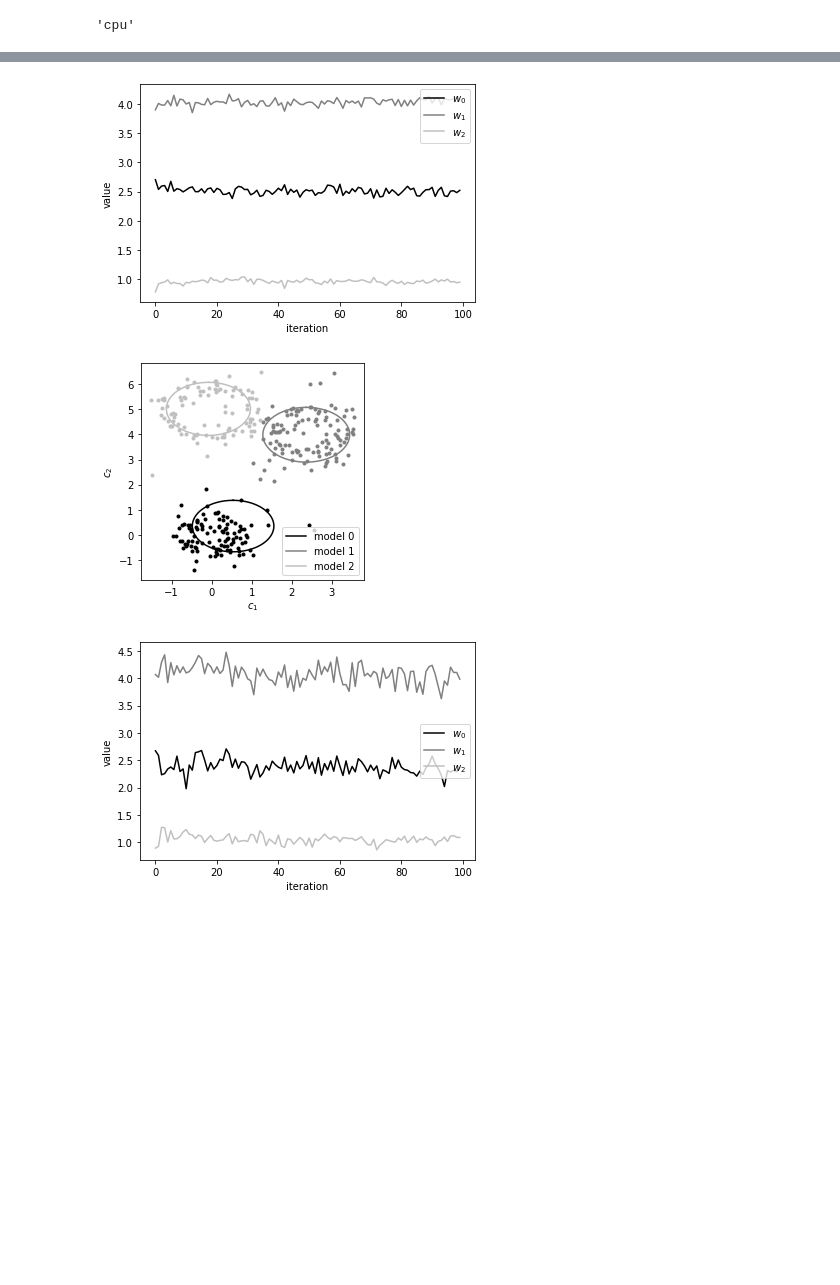
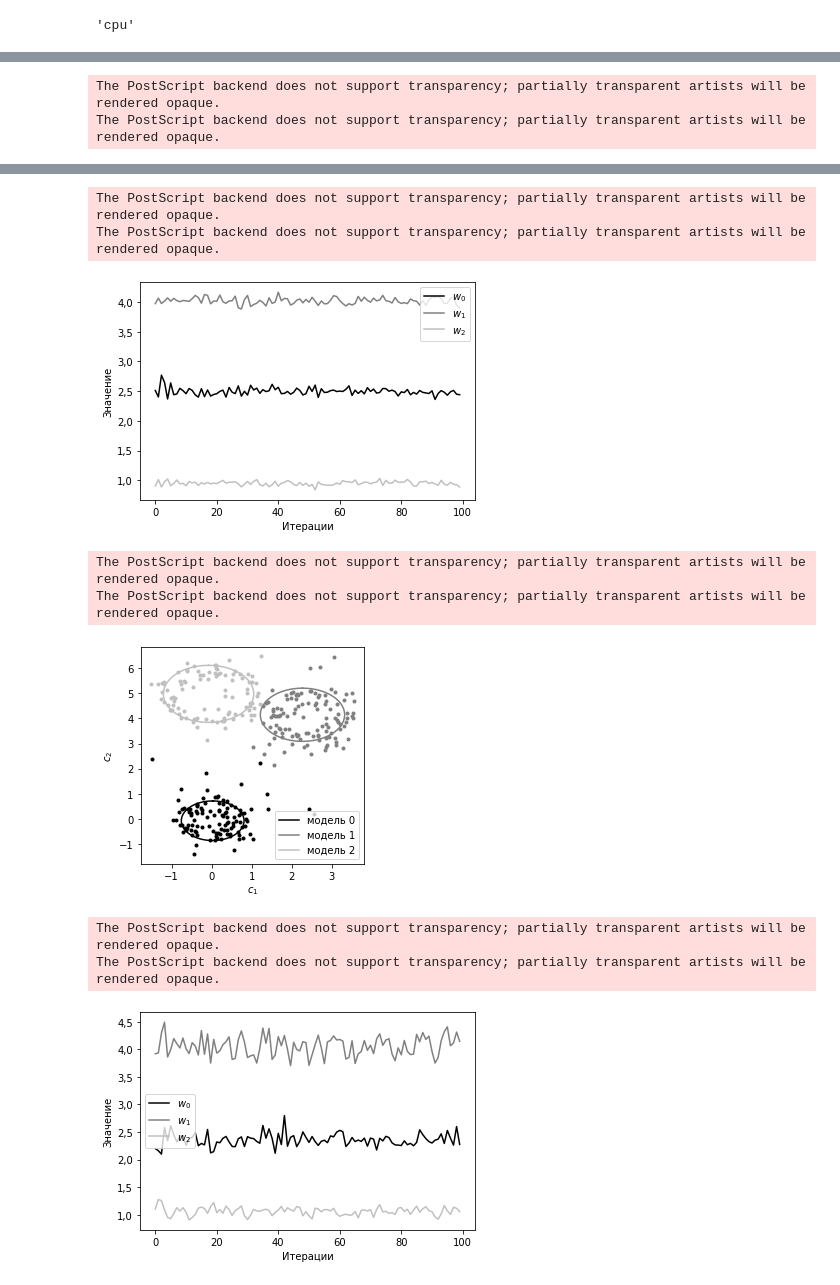
Before and after one commit to andriygav/ExpertLearning, a Jupyter notebook: code/experiment_1_part.ipynb, the cells around one changed output, grey strips where cells are left out. Drawn from its saved outputs; the diff is of its cells as text; code cells hidden in the pictures; blank space fills up the shorter version.

```diff
--- a/code/experiment_1_part.ipynb
+++ b/code/experiment_1_part.ipynb
@@ -50,6 +52,14 @@ from mixturelib.regularizers import RegularizeModel
 # %%
 import matplotlib.pyplot as plt
 from mpl_toolkits import mplot3d
+# %%
+import locale
+
+locale.setlocale(locale.LC_ALL, 'de_DE.utf8')
+
+plt.rcParams["font.family"] = 'Djvu Serif'
+
+plt.rcParams['axes.formatter.use_locale'] = True
 # %%
 device = 'cuda' if torch.cuda.is_available() else 'cpu'
 device
@@ -155,6 +165,7 @@ for item in tqdm(items):
 
     answers[str(item)] = x, y, list_of_circles
 # %%
+phi = np.linspace(0, 2*np.pi, 100)
 for item in answers:
     x, y, list_of_circles = answers[item]
 
@@ -170,20 +181,20 @@ for item in answers:
         x_plot = x0 + r*np.sin(phi)
         y_plot = y0 + r*np.cos(phi)
 
-        _ = plt.plot(x_plot, y_plot, '-', color = colors[i], label = 'model {}'.format(i))
+        _ = plt.plot(x_plot, y_plot, '-', color = colors[i], label = 'модель {}'.format(i))
 
     plt.legend(loc='best')
     plt.xlabel('$c_1$')
     plt.ylabel('$c_2$')
-    # plt.savefig(item+'_circles.eps', bbox_inches='tight')
+    plt.savefig(item+'_circles.eps', bbox_inches='tight')
     plt.show()
 
     for i in range(3):
         plt.plot(np.array([x[0][1][i] for x in list_of_circles]), color = colors[i], label='$w_{}$'.format(i))
 
     plt.legend(loc='best')
-    plt.xlabel('iteration')
-    plt.ylabel('value')
-    # plt.savefig(item+'_circles_noise.eps', bbox_inches='tight')
+    plt.xlabel('Итерации')
+    plt.ylabel('Значение')
+    plt.savefig(item+'_circles_noise.eps', bbox_inches='tight')
     plt.show()
 # %% [output]
@@ -191,0 +207,2 @@ for item in answers:
+The PostScript backend does not support transparency; partially transparent artists will be rendered opaque.
+The PostScript backend does not support transparency; partially transparent artists will be rendered opaque.
@@ -193,3 +210,9 @@ for item in answers:
+The PostScript backend does not support transparency; partially transparent artists will be rendered opaque.
+The PostScript backend does not support transparency; partially transparent artists will be rendered opaque.
-[figure, old version]
+[figure, new version]
+The PostScript backend does not support transparency; partially transparent artists will be rendered opaque.
+The PostScript backend does not support transparency; partially transparent artists will be rendered opaque.
-[figure, old version]
+[figure, new version]
+The PostScript backend does not support transparency; partially transparent artists will be rendered opaque.
+The PostScript backend does not support transparency; partially transparent artists will be rendered opaque.
-[figure, old version]
+[figure, new version]
```
Also changed, not shown: parts of 2 cells of this notebook.
